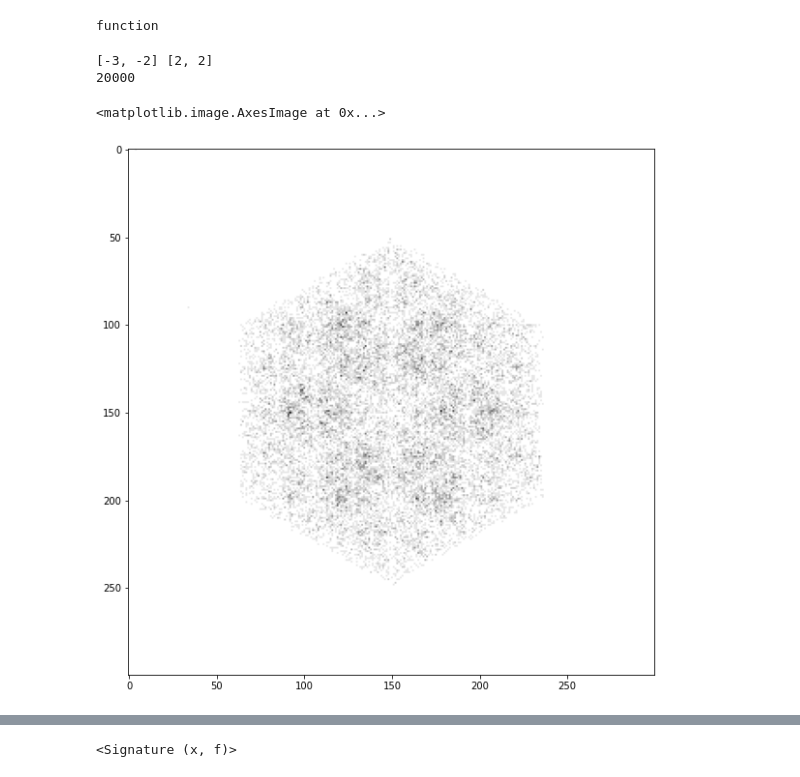
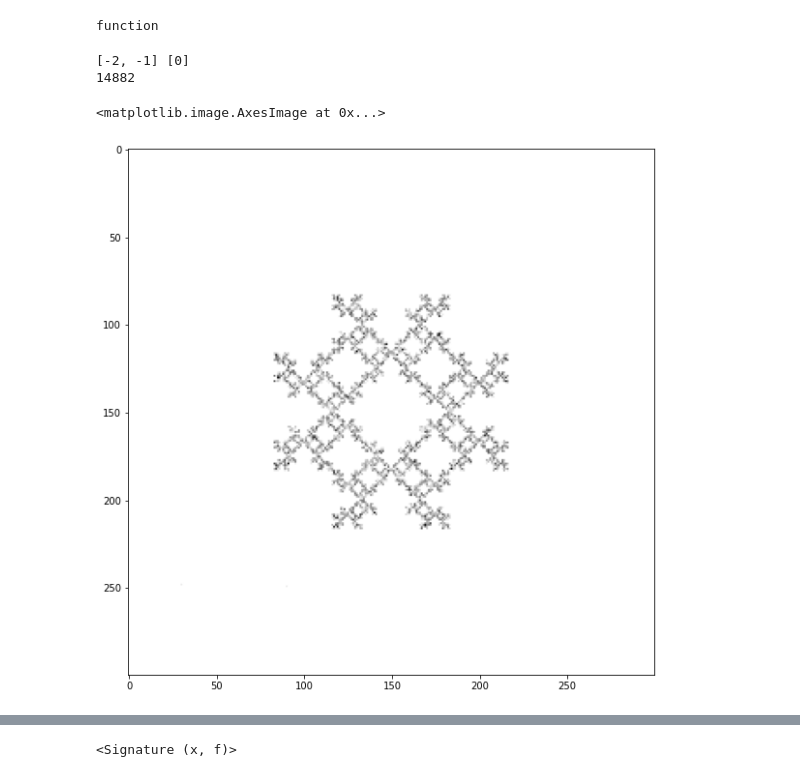
Before and after one commit to generic-github-user/fractals, a Jupyter notebook: fractals.ipynb, the cells around one changed output, grey strips where cells are left out. Drawn from its saved outputs; the diff is of its cells as text; code cells hidden in the pictures.

Commit message:
fix random rule generator and add random number of sides

```diff
--- a/fractals.ipynb
+++ b/fractals.ipynb
@@ -136,6 +136,8 @@ function
 # %%
 class ChaosGame:
     def __init__(self, n=3):
+        if type(n) in [tuple, list]:
+            n = random.randint(*n)
         self.shape = RegularPolygon(n=n)
         self.points = []
         self.vertices = [0] * 10
@@ -148,7 +150,8 @@ class ChaosGame:
     dist.info = 'Calculate the distance between elements of a ring; e.g., vertices of a polygon'
 
     def create_rule(self, n, m):
-        return lambda x, f: f(*n) not in m
+#         return lambda x, f: f(*n) not in m
+        return lambda x, f: f(*[x[i] for i in n]) not in m
 
     def generate(self, x=10, y=0.5, rule=None):
         p = np.random.uniform(-5, 5, self.shape.center.pos.shape)
@@ -156,9 +159,9 @@ class ChaosGame:
 #             self.vertices = [-1] * abs(min(rule))
 
         if rule == 'random':
-            j = random.choices(list(range(-5, -1)), k=2)
+            j = random.choices(list(range(-5, -1)), k=1) + [-1]
             k = random.choices(list(range(0, self.n // 2 + 1)), k=random.randint(0,3))
-#             j, k = [-1, -3], [0]
+            j, k = [-2, -1], [0]
 #             rule_gen = lambda n, m: (lambda x, f: f(*n) not in m)
             rule = self.create_rule(j, k)
             print(j, k)
@@ -187,37 +190,37 @@ class ChaosGame:
                 self.points.append(p)
             self.vertices.append(v)
         return self
     generate.info = 'Simulate the "chaos game", generating a series of points according to the given rules'
 
     def render(self, r=100, coloring=''):
         canvas = np.zeros([r, r])
         points_array = np.interp(np.array(self.points), [-1.5, 1.5], [0, r])
         points_array = points_array.astype(int).clip(0, r-1)
         for i, p in enumerate(points_array):
             if coloring == 'index':
                 c = i
             elif coloring == 'vertex':
                 c = self.vertices[i]
             else:
                 c = 0.01
             canvas[tuple(p.round())] += c
         return np.flip(canvas.T)
     render.info = 'Convert the computed points to a displayable image'
 
 r = lambda x, f: f(x[-1], x[-2]) not in [2]
-g = ChaosGame(6).generate(x=20000, y=0.5, rule='random')
+g = ChaosGame((3, 8)).generate(x=20000, y=0.5, rule='random')
 print(g.compute)
 plt.figure(figsize=(10, 10))
 plt.imshow(g.render(300), cmap='binary')
 # g.points
 # TODO: rule for "point cannot be opposite of another"
 # TODO: reverse evaluation
 # TODO: coloring points by distance to adjacent points
 # %% [output]
-[-3, -2] [2, 2]
-20000
+[-2, -1] [0]
+14882
 <matplotlib.image.AxesImage at 0x...>
-[figure, old version]
+[figure, new version]
 # %%
 g.vertices[-10:]
 # %% [output]
```
Also changed, not shown: parts of 1 cell of this notebook.
